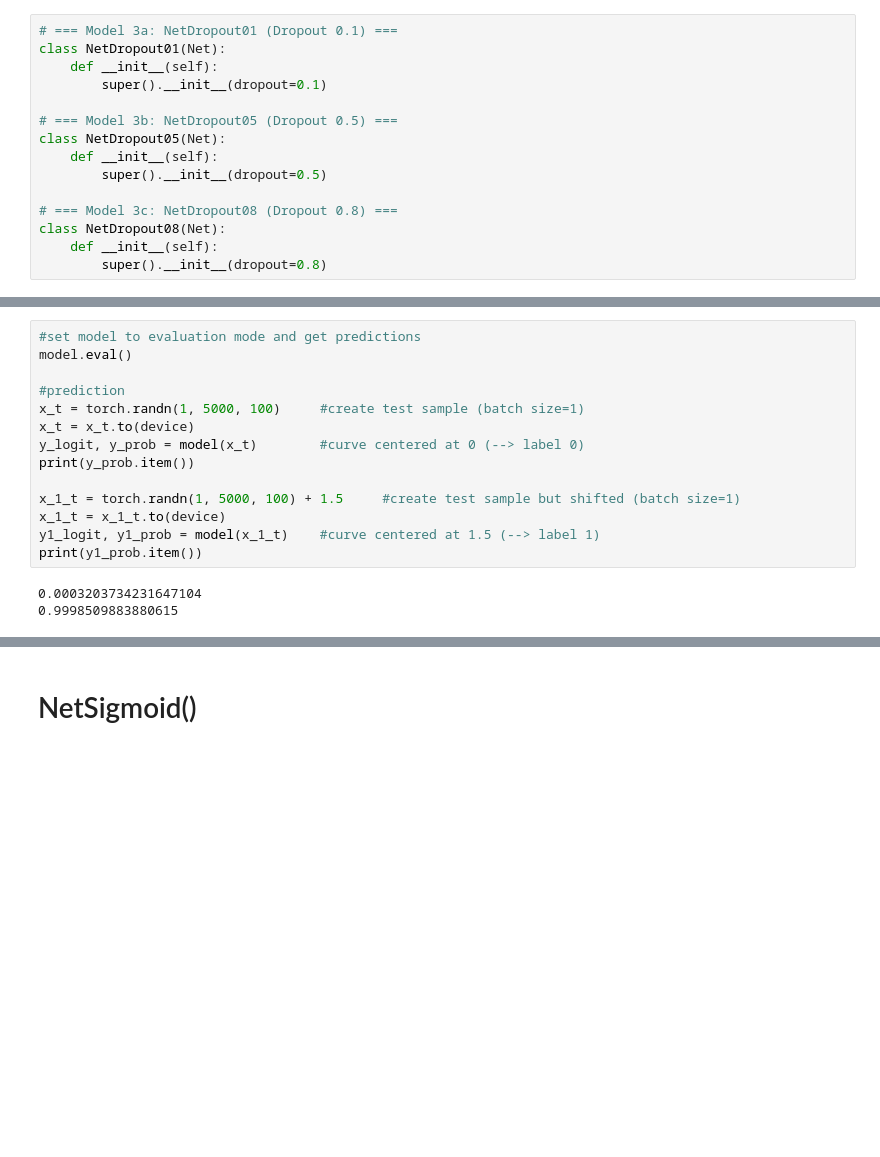
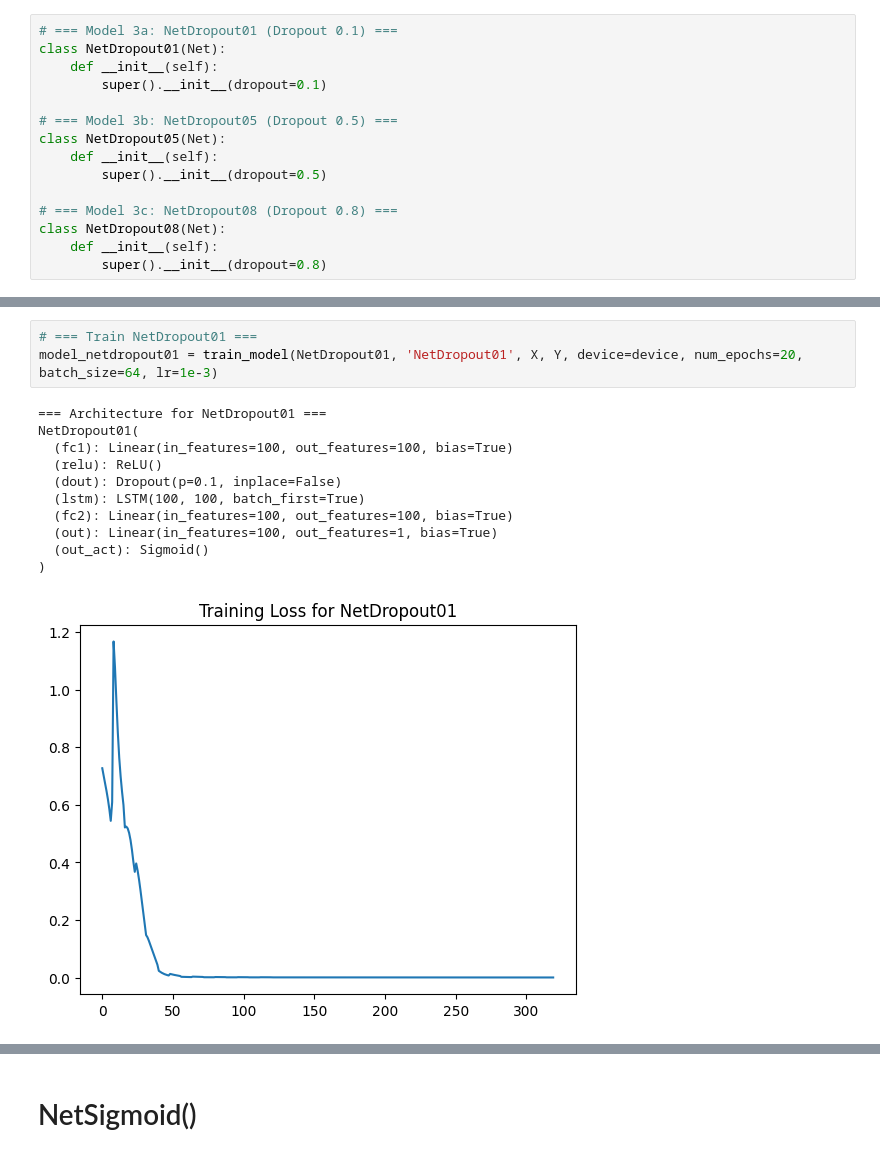
Before and after one commit to fubotz/BMT_2025S, a Jupyter notebook: week5_files/toy_lstm_pytorch_binaryclassifier_BMT2025S_SCHAMBECK_Fabian.ipynb, the cells around one changed output, grey strips where cells are left out. Drawn from its saved outputs; the diff is of its cells as text; blank space fills up the shorter version.

```diff
--- a/week5_files/toy_lstm_pytorch_binaryclassifier_BMT2025S_SCHAMBECK_Fabian.ipynb
+++ b/week5_files/toy_lstm_pytorch_binaryclassifier_BMT2025S_SCHAMBECK_Fabian.ipynb
@@ -593,17 +353,15 @@ Text(0.5, 1.0, 'Training Loss for NetDropout08')
-# %%
-#set model to evaluation mode and get predictions
-model.eval()
-
-#prediction
-x_t = torch.randn(1, 5000, 100)     #create test sample (batch size=1)
-x_t = x_t.to(device)
-y_logit, y_prob = model(x_t)        #curve centered at 0 (--> label 0)
-print(y_prob.item())
-
-x_1_t = torch.randn(1, 5000, 100) + 1.5     #create test sample but shifted (batch size=1)
-x_1_t = x_1_t.to(device)
-y1_logit, y1_prob = model(x_1_t)    #curve centered at 1.5 (--> label 1)
-print(y1_prob.item())
-# %% [output]
-0.0003203734231647104
-0.9998509883880615
+# %%
+# === Train NetDropout01 ===
+model_netdropout01 = train_model(NetDropout01, 'NetDropout01', X, Y, device=device, num_epochs=20, batch_size=64, lr=1e-3)
+# %% [output]
+=== Architecture for NetDropout01 ===
+NetDropout01(
+  (fc1): Linear(in_features=100, out_features=100, bias=True)
+  (relu): ReLU()
+  (dout): Dropout(p=0.1, inplace=False)
+  (lstm): LSTM(100, 100, batch_first=True)
+  (fc2): Linear(in_features=100, out_features=100, bias=True)
+  (out): Linear(in_features=100, out_features=1, bias=True)
+  (out_act): Sigmoid()
+)
+[figure, added]
```
Also changed, not shown: parts of 30 cells of this notebook.
